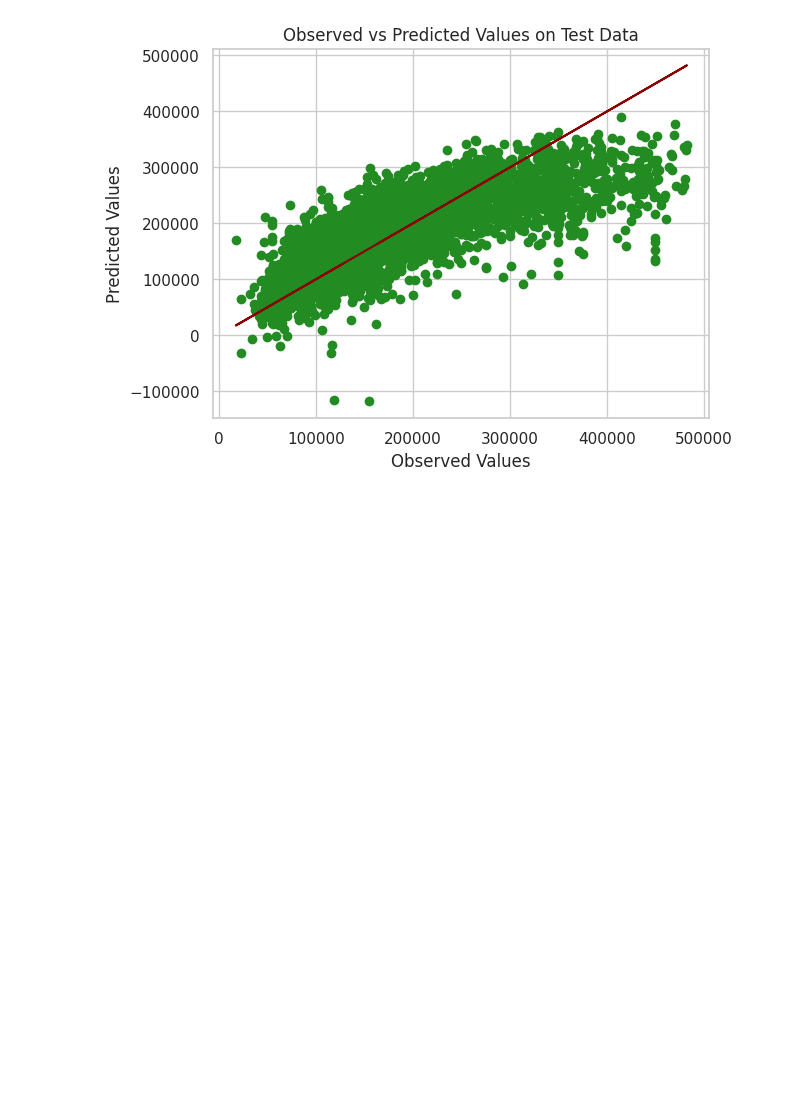
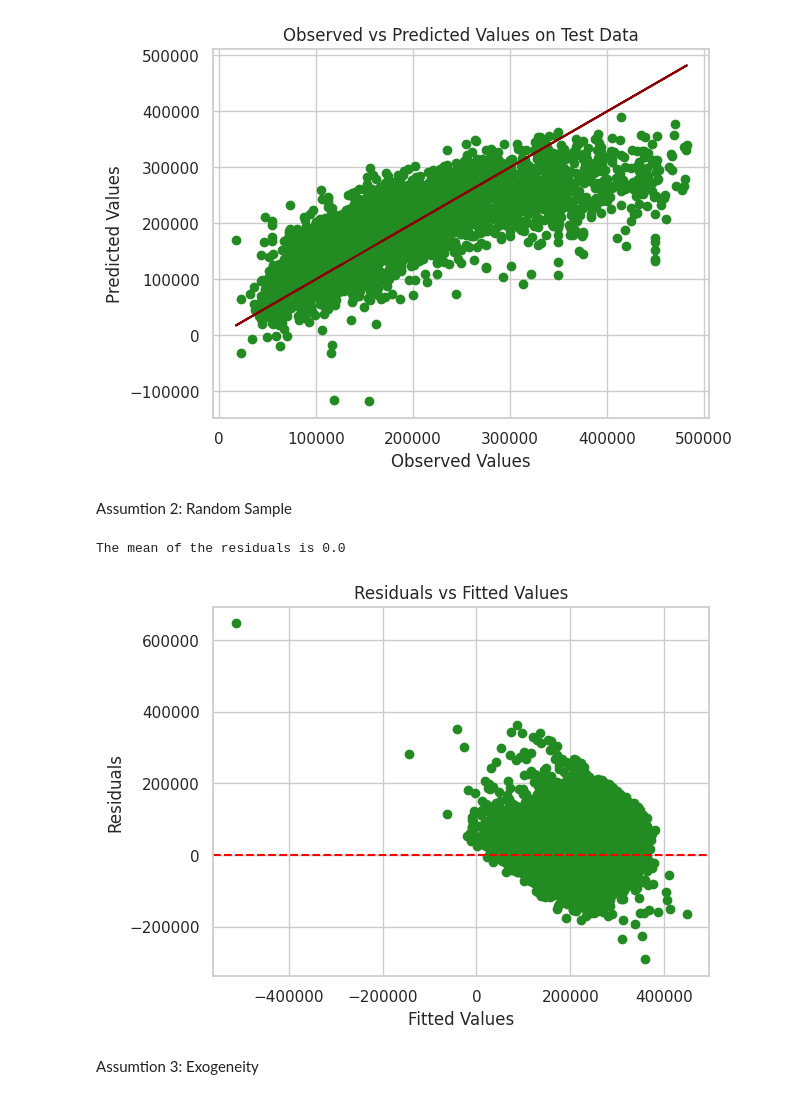
Before and after one commit to MathalinAK/machinelearning, a Jupyter notebook: mltask2.ipynb, the cells around one changed output. Drawn from its saved outputs; the diff is of its cells as text; code cells hidden in the pictures; blank space fills up the shorter version.

```diff
--- a/mltask2.ipynb
+++ b/mltask2.ipynb
@@ -438,3 +438,24 @@ plt.plot(y_test, y_test, color='darkred')  # line for perfect prediction (true v
 plt.show()
 # %% [output]
 [figure]
+# %% [markdown]
+Assumtion 2: Random Sample
+# %%
+# Calculate the mean of the residuals
+mean_residuals = np.mean(model_fitted.resid)
+
+print(f"The mean of the residuals is {np.round(mean_residuals,2)}")
+# %% [output]
+The mean of the residuals is 0.0
+# %%
+# Plotting the residuals
+plt.scatter(model_fitted.fittedvalues, model_fitted.resid, color = "forestgreen")
+plt.axhline(y=0, color='red', linestyle='--')
+plt.xlabel('Fitted Values')
+plt.ylabel('Residuals')
+plt.title('Residuals vs Fitted Values')
+plt.show()
+# %% [output]
+[figure, added]
+# %% [markdown]
+Assumtion 3: Exogeneity
```
Also changed, not shown: parts of 8 cells of this notebook.
